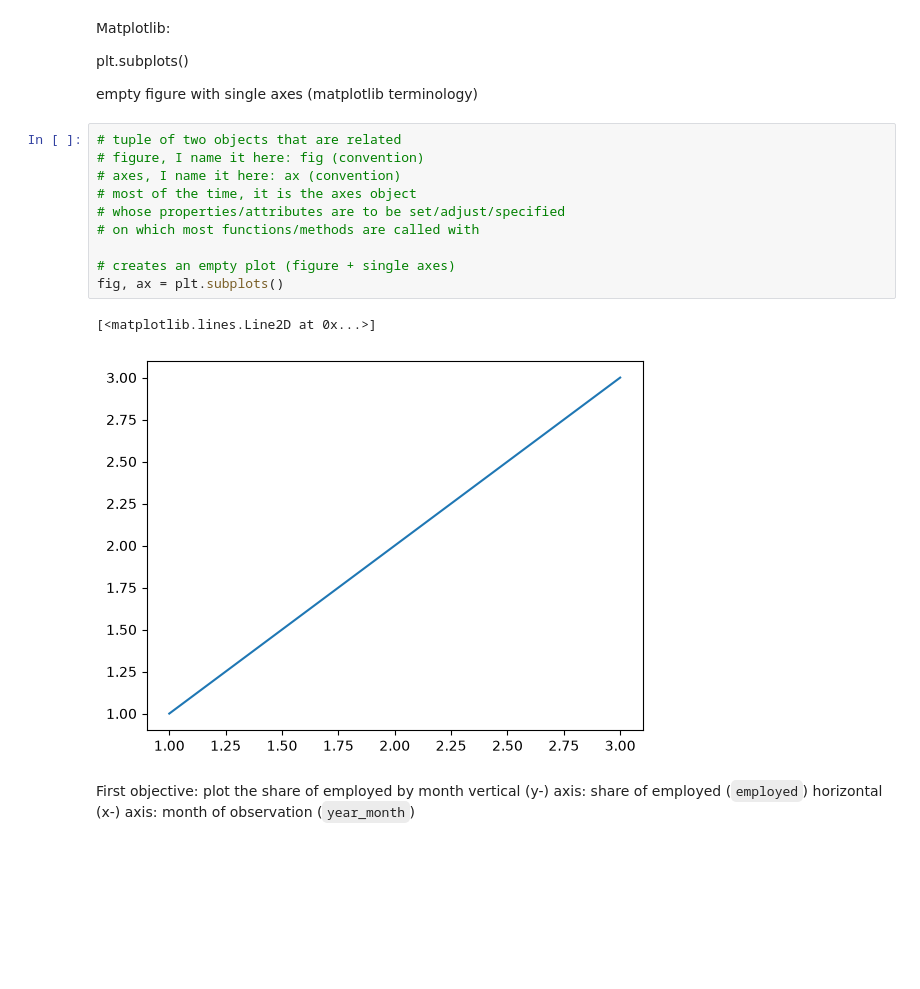
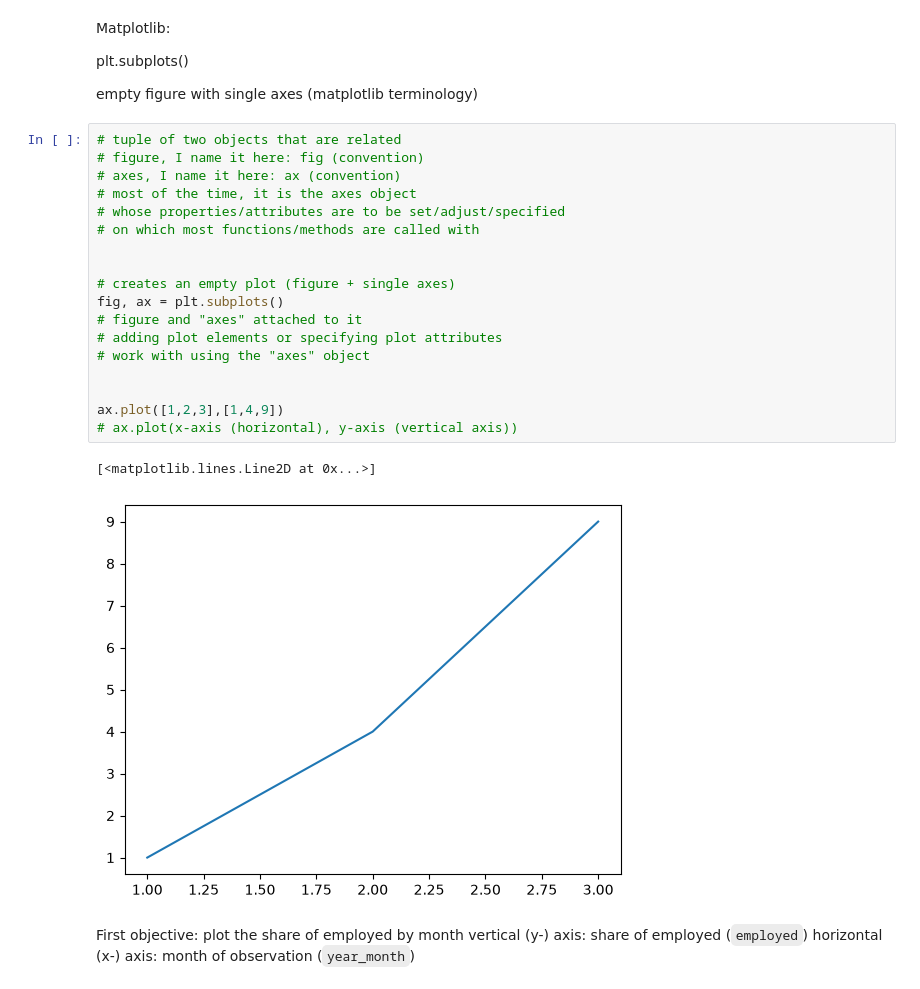
Before and after one commit to danielbgyetvai/data-analytics-python-wise2627, a Jupyter notebook: notebooks/employment_status_patterns.ipynb, the cells around one changed output. Drawn from its saved outputs; the diff is of its cells as text; blank space fills up the shorter version.

```diff
--- a/notebooks/employment_status_patterns.ipynb
+++ b/notebooks/employment_status_patterns.ipynb
@@ -196,16 +197,24 @@ empty figure with single axes
 # %%
 # tuple of two objects that are related
 # figure, I name it here: fig (convention)
 # axes, I name it here: ax (convention)
 # most of the time, it is the axes object
 # whose properties/attributes are to be set/adjust/specified
 # on which most functions/methods are called with
 
+
 # creates an empty plot (figure + single axes)
 fig, ax = plt.subplots()
+# figure and "axes" attached to it
+# adding plot elements or specifying plot attributes
+# work with using the "axes" object
+
+
+ax.plot([1,2,3],[1,4,9])
+# ax.plot(x-axis (horizontal), y-axis (vertical axis))
 # %% [output]
 [<matplotlib.lines.Line2D at 0x...>]
-[figure, old version]
+[figure, new version]
 # %% [markdown]
 First objective: plot the share of employed by month
 vertical (y-) axis: share of employed (`employed`)
```
Also changed, not shown: parts of 12 cells of this notebook, 2 other files.
